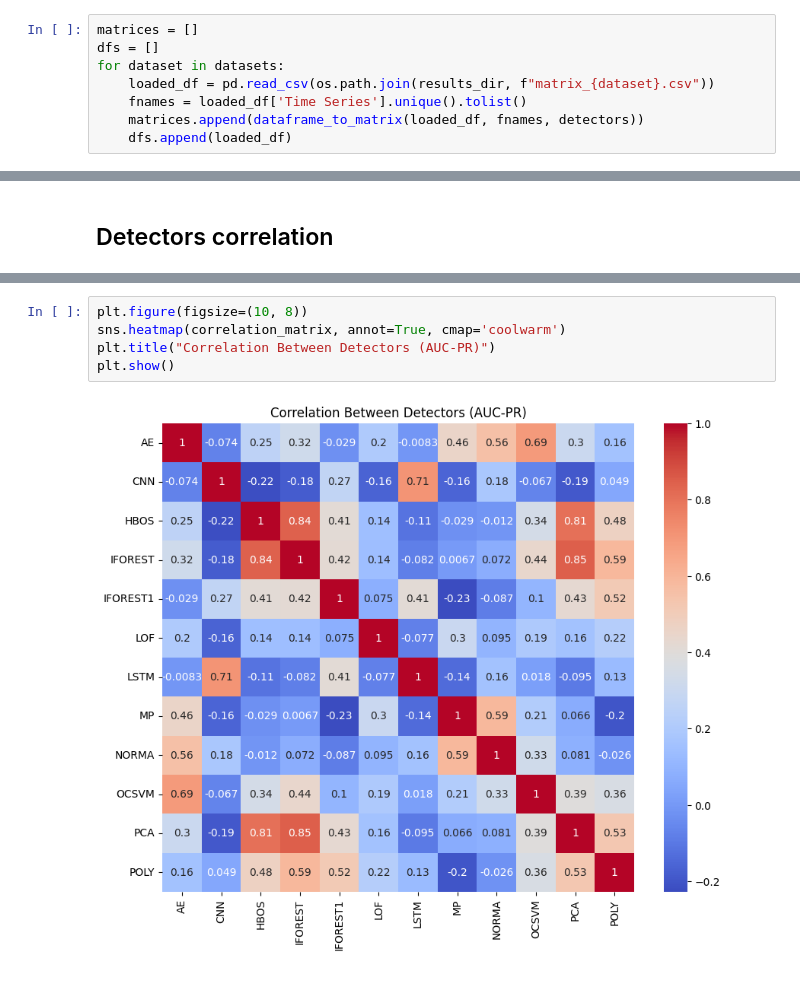
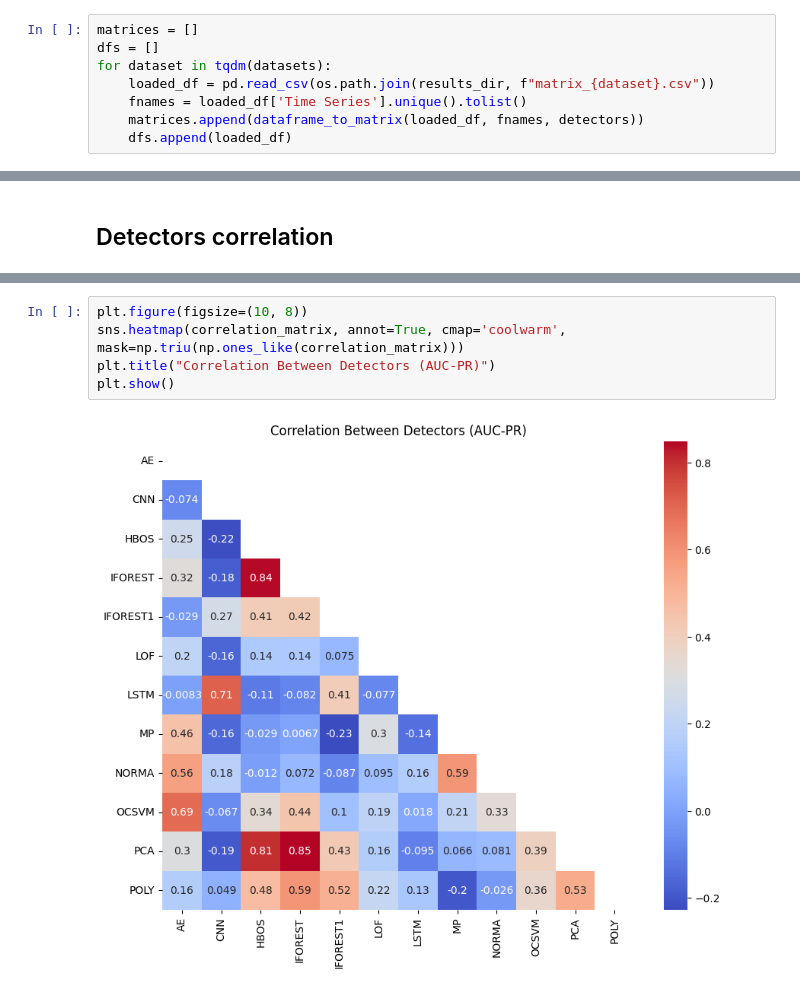
Before and after one commit to sylligardos/MSADv2, a Jupyter notebook: src/notebooks/combine_detectors.ipynb, the cells around one changed output, grey strips where cells are left out. Cells and saved outputs as stored; diff of their text form.

```diff
--- a/src/notebooks/combine_detectors.ipynb
+++ b/src/notebooks/combine_detectors.ipynb
@@ -96,7 +96,7 @@ def dataframe_to_matrix(df, fnames, detectors):
 # %%
 matrices = []
 dfs = []
-for dataset in datasets:
+for dataset in tqdm(datasets):
     loaded_df = pd.read_csv(os.path.join(results_dir, f"matrix_{dataset}.csv"))
     fnames = loaded_df['Time Series'].unique().tolist()
     matrices.append(dataframe_to_matrix(loaded_df, fnames, detectors))
@@ -237,7 +228,7 @@ POLY      0.127091 -0.200595 -0.026277  0.357717  0.528114  1.000000
 # %%
 plt.figure(figsize=(10, 8))
-sns.heatmap(correlation_matrix, annot=True, cmap='coolwarm')
+sns.heatmap(correlation_matrix, annot=True, cmap='coolwarm', mask=np.triu(np.ones_like(correlation_matrix)))
 plt.title("Correlation Between Detectors (AUC-PR)")
 plt.show()
 # %% [output]
-[figure, old version]
+[figure, new version]
```
Also changed, not shown: parts of 7 cells of this notebook, 7 other files.
